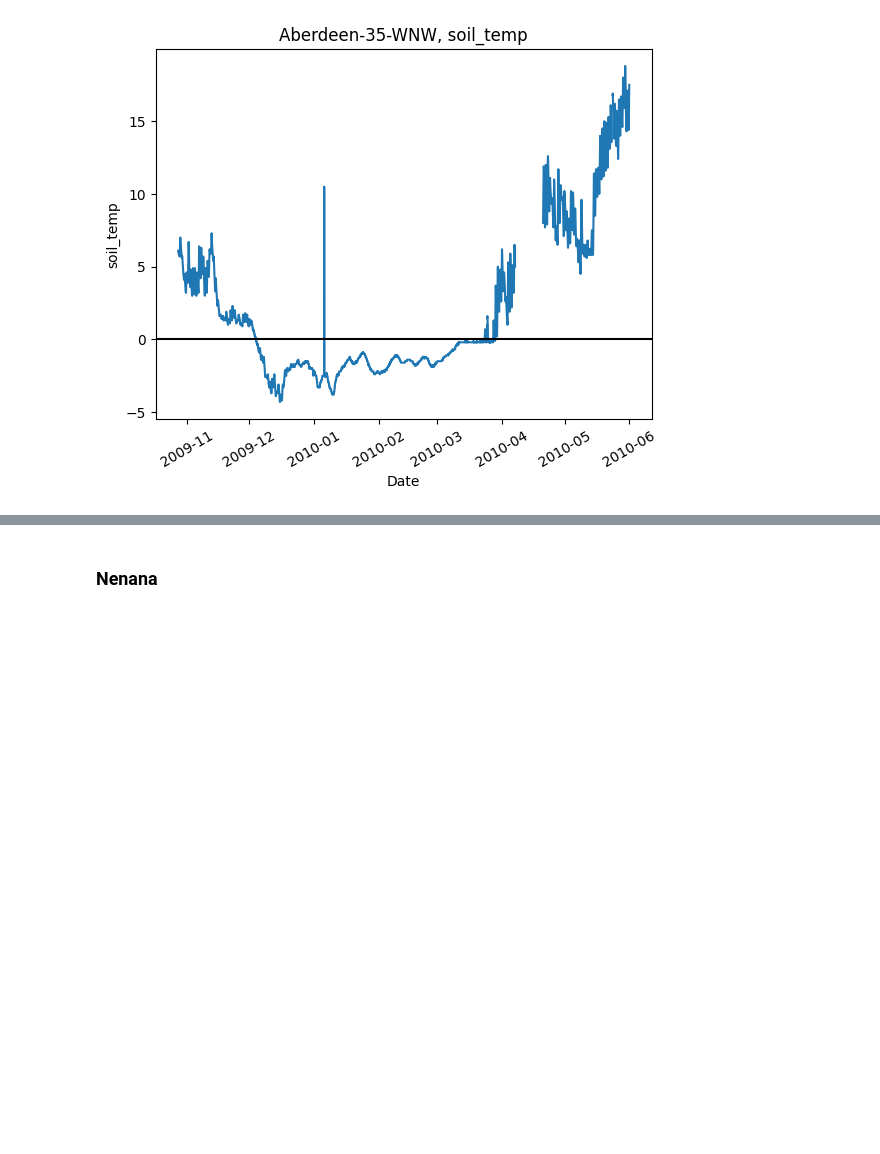
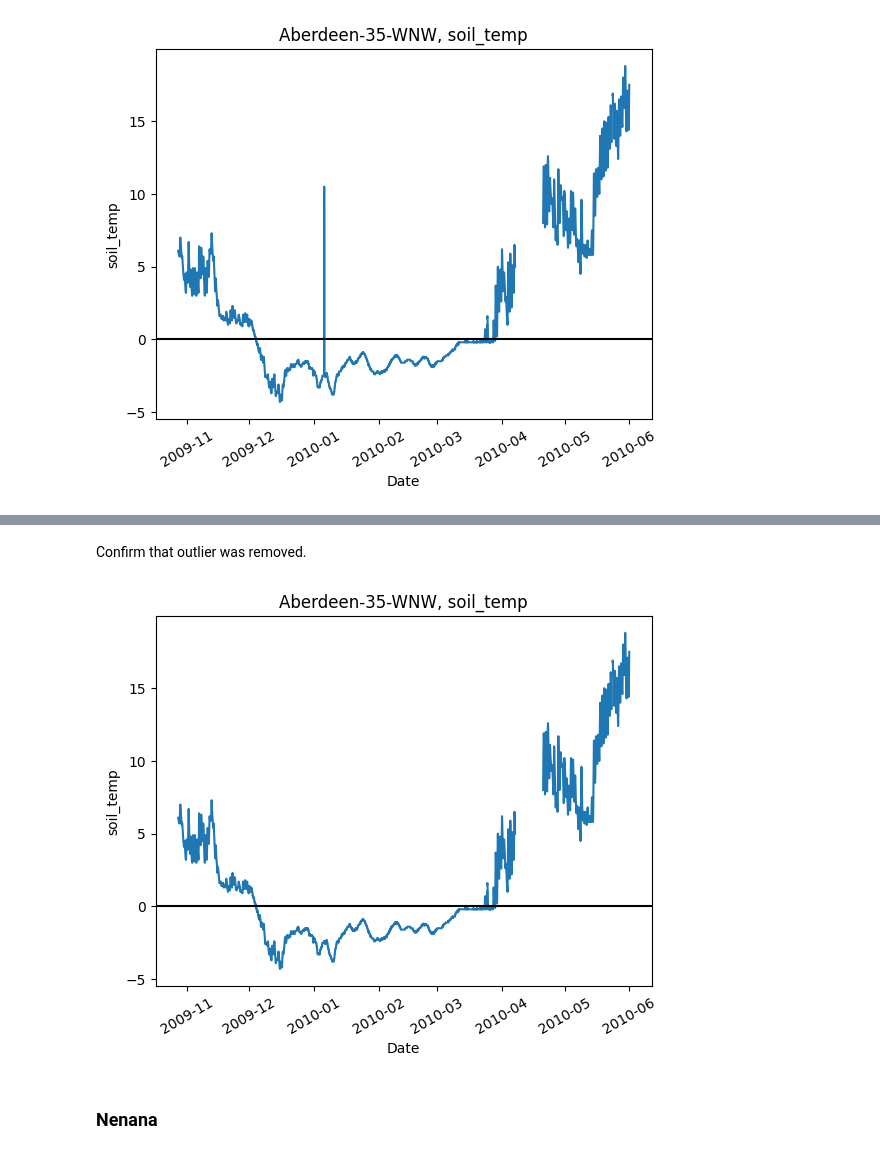
Before and after one commit to gerezk/freeze-thaw-soil-prediction, a Jupyter notebook: ISMN_data_cleaning.ipynb, the cells around one changed output, grey strips where cells are left out. Cells and saved outputs as stored; diff of their text form; code cells hidden in the pictures; blank space fills up the shorter version.

```diff
--- a/ISMN_data_cleaning.ipynb
+++ b/ISMN_data_cleaning.ipynb
@@ -35,8 +27,8 @@ long_variable = 'soil_temp'
 nan_gap_limit = 72 # hours, lower threshold for reporting gaps of missing data
 
 # path variables
-raw_data_path = Path('data/raw')
-cleaned_data_path = Path('data/cleaned')
+raw_data_path = Path('data/raw/ISMN')
+cleaned_data_path = Path('data/cleaned/ISMN')
 
 # data directory names
 dir_aberdeen = Path('Aberdeen-35-WNW')
@@ -313,8 +46,8 @@ def make_nan(df: pd.DataFrame, long_feature: str, start: datetime.datetime, end:
 # %%
 # preprocess data
-aberdeen_df = collect_data(raw_data_path / dir_aberdeen, max_depth, short_variable, long_variable)
-aberdeen_df = create_timestamp_col(aberdeen_df)
-aberdeen_df = convert_nan(aberdeen_df, long_variable)
+aberdeen_df = utils.collect_data(raw_data_path / dir_aberdeen, max_depth, short_variable, long_variable)
+aberdeen_df = utils.create_timestamp_col(aberdeen_df)
+aberdeen_df = utils.convert_nan(aberdeen_df, long_variable)
 
 aberdeen_df.describe()
 # %% [output]
@@ -343,8 +76,8 @@ report_nan_count(aberdeen_df, long_variable)
 # %% [output]
 There are 2571 nulls out of 142751 datapoints (0.02% missing).
 # %%
-aberdeen_nan_df = get_nan_gaps(aberdeen_df, long_variable)
-aberdeen_nan_df = add_missed_transitions_col(aberdeen_nan_df)
+aberdeen_nan_df = utils.get_nan_gaps(aberdeen_df, long_variable)
+aberdeen_nan_df = utils.add_missed_transitions_col(aberdeen_nan_df)
 aberdeen_nan_df
 # %% [output]
 |  | start_timestamp | end_timestamp | gap_length_hours | prev_soil_temp | next_soil_temp | possible_transition |
@@ -375,3 +112,11 @@ line_plot(aberdeen_df, long_variable, end=datetime.datetime(2010, 6, 1))
+# %%
+aberdeen_df = utils.make_nan(aberdeen_df, long_variable, start=datetime.datetime(2010, 1, 5, 22), end=datetime.datetime(2010, 1, 5, 22))
+# %% [markdown]
+Confirm that outlier was removed.
+# %%
+utils.line_plot(aberdeen_df, long_variable, station=str(dir_aberdeen), end=datetime.datetime(2010, 6, 1))
+# %% [output]
+[figure, added]
 # %% [markdown]
 ### Nenana
 # %%
```
Also changed, not shown: parts of 11 cells of this notebook, 4 other files.
